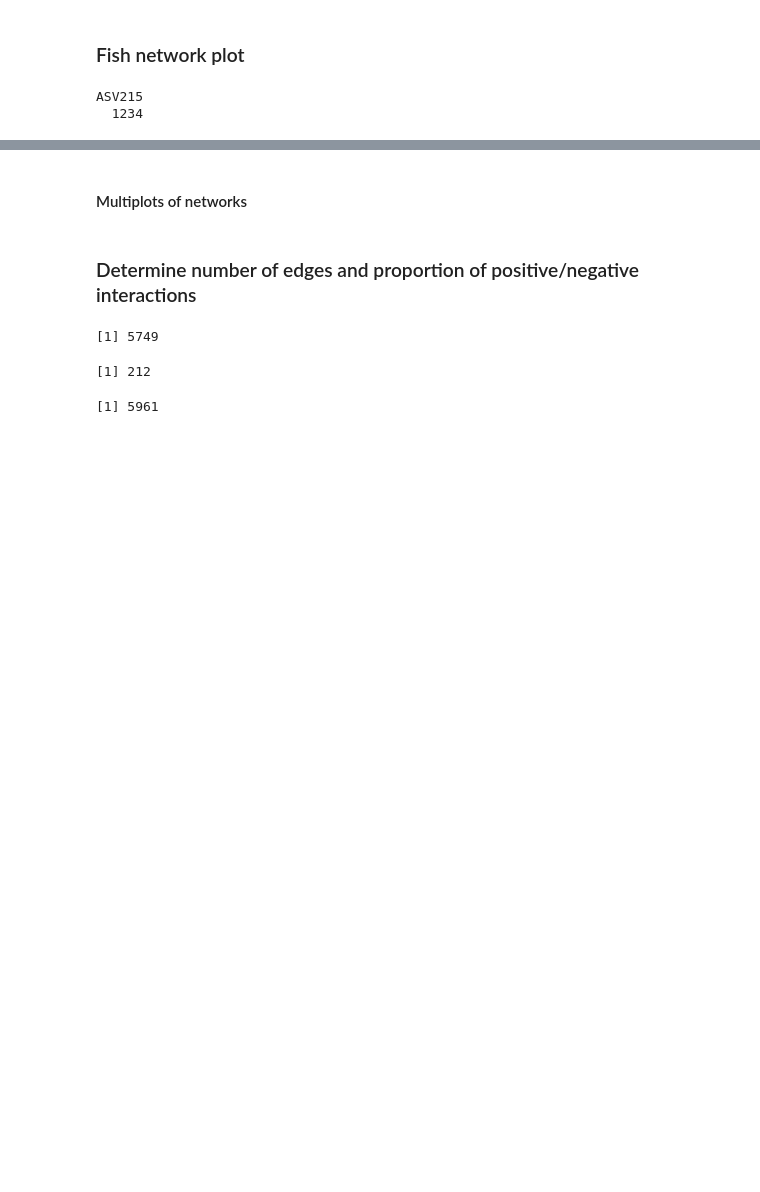
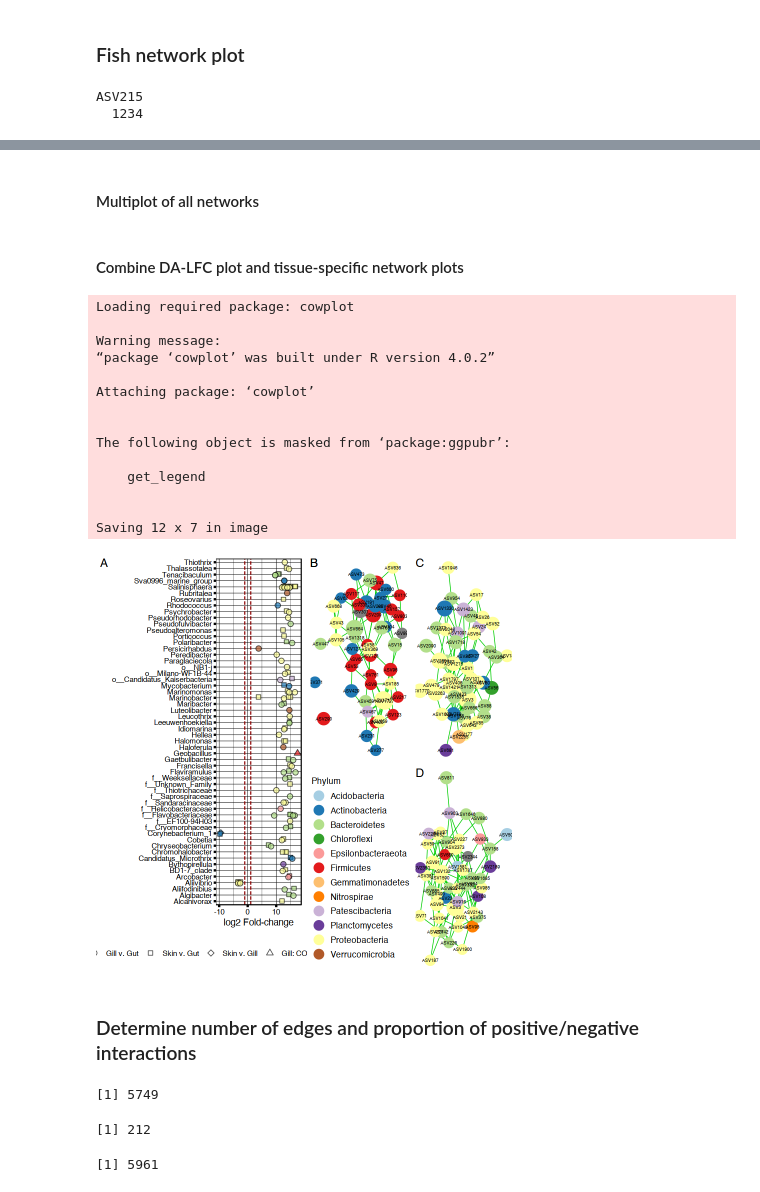
Before and after one commit to jbledsoe/Salsal_TissueMicrobiota, a Jupyter notebook: Network Analysis_SPIECEASI.ipynb, the cells around one changed output, grey strips where cells are left out. Cells and saved outputs as stored; diff of their text form; code cells hidden in the pictures; blank space fills up the shorter version.

Commit message:
Latest version

```diff
--- a/Network Analysis_SPIECEASI.ipynb
+++ b/Network Analysis_SPIECEASI.ipynb
@@ -440,7 +407,7 @@ A data.frame: 5 × 3
 # %% [markdown]
 #### Make a phylum color palette so that all networks are colored the same
 # %%
-my_colors <- RColorBrewer::brewer.pal(12, "Set3")
+my_colors <- RColorBrewer::brewer.pal(12, "Paired")
 PhylumPalette <- scale_color_manual(values = c('Acidobacteria' = my_colors[1],
                                                 'Actinobacteria' = my_colors[2],
                                                  'Bacteroidetes' = my_colors[3],
@@ -899,3 +725,3 @@ which will replace the existing scale.
 # %% [markdown]
-#### Multiplots of networks
+#### Multiplot of all networks
 # %%
@@ -907,5 +733,41 @@ tisMulti <- ggarrange(pGut, pGill, pSkin, ncol=1, labels = c('A', 'B', 'C'), com
 #ggarrange(tisMulti, fishNet, nrow = 2, common.legend = T, legend='bottom', labels=c('', 'D'))
 ggsave(device='png', 'Figures/Manuscript/btw_Top50_GutGillSkin_Networks.png', bg='white', width=6, height=8)
+# %% [markdown]
+#### Combine DA-LFC plot and tissue-specific network plots
+# %%
+require(cowplot)
+DAlfc <- readRDS('Figures/Manuscript/DA_LFC_Final.RDS')
+leg1 <- get_legend(DAlfc)
+leg2 <- get_legend(pGut + theme(legend.position='left'))
+tisNets <- plot_grid(pGut + theme(legend.position="none"),
+                     pGill + theme(legend.position='none'),
+                     leg2,
+                     pSkin + theme(legend.position='none'),
+                     labels = c('B', 'C', '', 'D'))
+DAplot <- plot_grid(DAlfc + theme(legend.position='none'),
+                    leg1,
+                    ncol=1,
+                    rel_heights=c(.9,.1))
+plot_grid(DAplot,
+          tisNets,
+          labels = 'AUTO')
+ggsave('Figures/Manuscript/LFCnetworkMulti.png', bg='white', width=12)
+# %% [output]
+Loading required package: cowplot
+
+Warning message:
+“package ‘cowplot’ was built under R version 4.0.2”
+
+Attaching package: ‘cowplot’
+
+
+The following object is masked from ‘package:ggpubr’:
+
+    get_legend
+
+
+Saving 12 x 7 in image
+[figure, added]
 # %% [markdown]
 ### Determine number of edges and proportion of positive/negative interactions
 # %%
```
Also changed, not shown: parts of 9 cells of this notebook.
